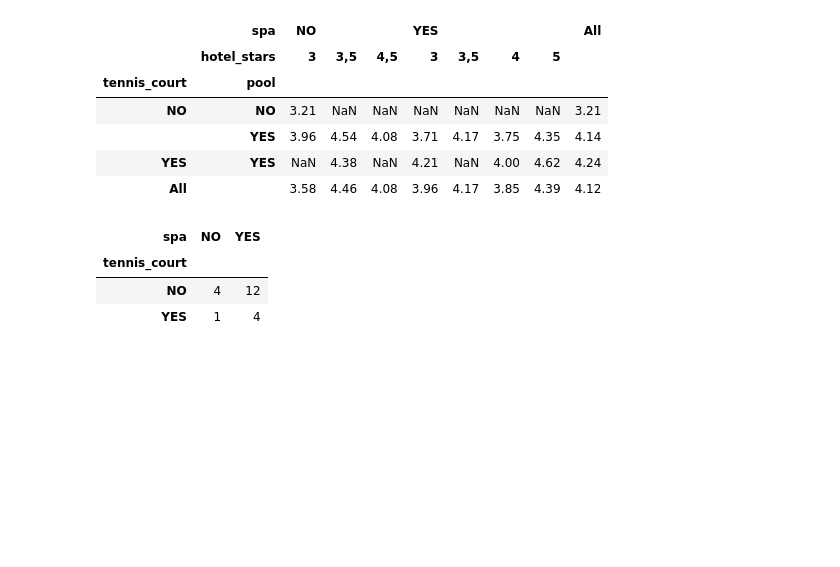
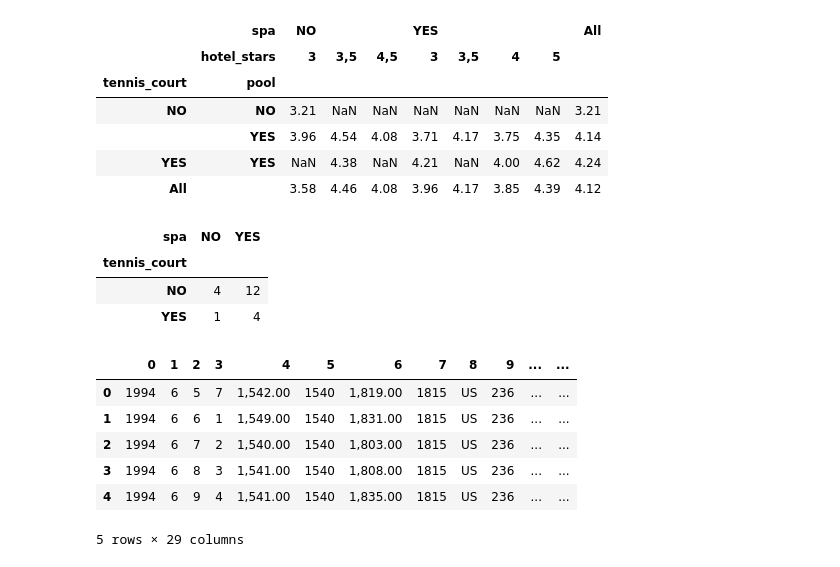
Before and after one commit to scottstossel/python-practice, a Jupyter notebook: PandasAggregations.ipynb, the cells around one changed output. Cells and saved outputs as stored; diff of their text form; code cells hidden in the pictures; blank space fills up the shorter version.

```diff
--- a/PandasAggregations.ipynb
+++ b/PandasAggregations.ipynb
@@ -558,3 +558,13 @@ H.pivot_table(values = 'mean_score', index='tennis_court', columns='spa', aggfun
 | tennis_court |  |  |
 | NO | 4 | 12 |
 | YES | 1 | 4 |
+# %%
+pd.read_csv('june_airplane_data.csv', header=None).head()
+# %% [output]
+|  | 0 | 1 | 2 | 3 | 4 | 5 | 6 | 7 | 8 | 9 | ... | ... |
+| 0 | 1994 | 6 | 5 | 7 | 1,542.00 | 1540 | 1,819.00 | 1815 | US | 236 | ... | ... |
+| 1 | 1994 | 6 | 6 | 1 | 1,549.00 | 1540 | 1,831.00 | 1815 | US | 236 | ... | ... |
+| 2 | 1994 | 6 | 7 | 2 | 1,540.00 | 1540 | 1,803.00 | 1815 | US | 236 | ... | ... |
+| 3 | 1994 | 6 | 8 | 3 | 1,541.00 | 1540 | 1,808.00 | 1815 | US | 236 | ... | ... |
+| 4 | 1994 | 6 | 9 | 4 | 1,541.00 | 1540 | 1,835.00 | 1815 | US | 236 | ... | ... |
+5 rows × 29 columns
```
Also changed, not shown: parts of 2 cells of this notebook.
